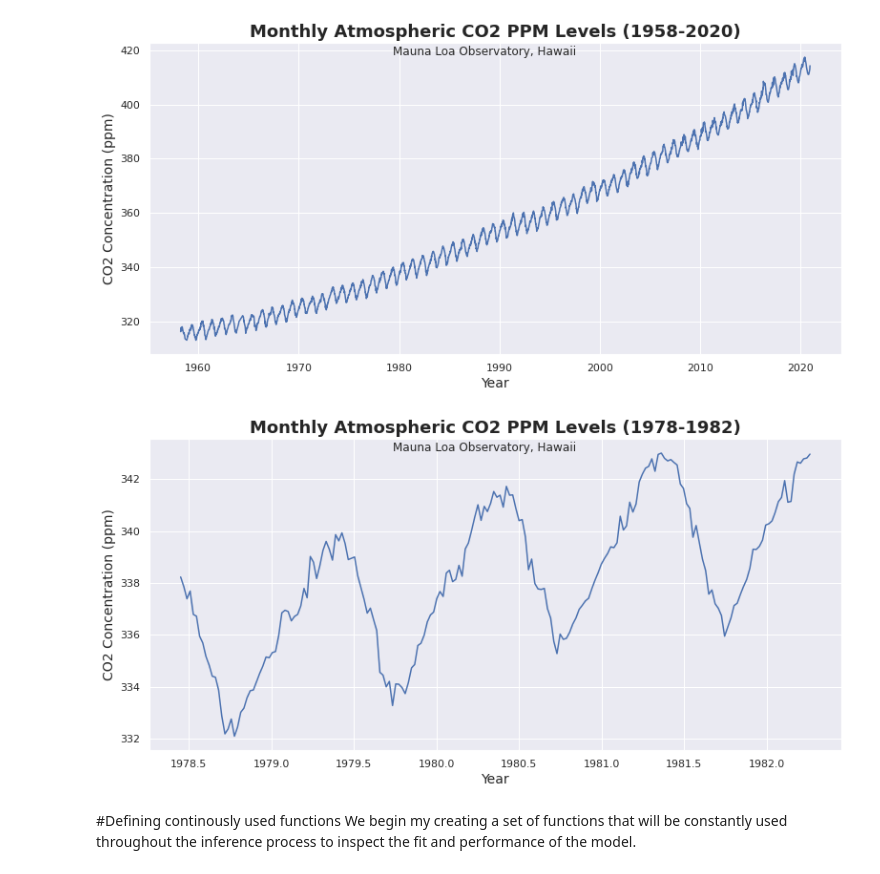
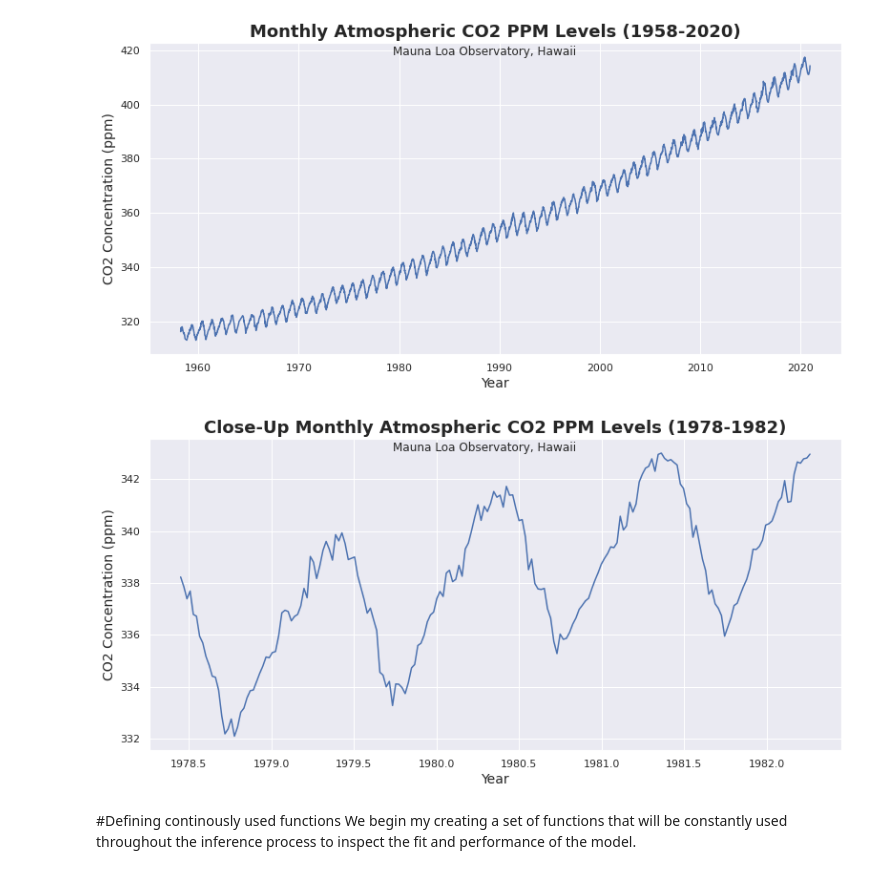
Before and after one commit to anirudhnair42/CS146_Assignments, a Jupyter notebook: Final_Project/Final_project (1).ipynb, the cells around one changed output. Saved outputs shown, nothing was run; the diff lists cells and outputs as text; code cells hidden in the pictures.

```diff
--- a/Final_Project/Final_project.ipynb
+++ b/Final_Project/Final_project (1).ipynb
@@ -56,14 +56,14 @@ INFO:numexpr.utils:NumExpr defaulting to 2 threads.
 # %%
 #plotting the data acquired to inspect CO2 PPM levels.
 plt.figure(figsize=(13,6))
 plt.plot(data['Dates'][1000:1200]*4+1958.25, data['CO2'][1000:1200])
 plt.xlabel('Year', fontsize=14)
 plt.ylabel('CO2 Concentration (ppm)', fontsize=14)
-plt.title('Monthly Atmospheric CO2 PPM Levels (1978-1982)', fontsize=18, weight='semibold')
+plt.title('Close-Up Monthly Atmospheric CO2 PPM Levels (1978-1982)', fontsize=18, weight='semibold')
 plt.figtext(.5,.85,'Mauna Loa Observatory, Hawaii', fontsize=12, ha='center')
 plt.show()
 # %% [output]
-[figure, old version]
+[figure, new version]
 # %% [markdown]
 #Defining continously used functions
 We begin my creating a set of functions that will be constantly used throughout the inference process to inspect the fit and performance of the model.
```
Also changed, not shown: parts of 32 cells of this notebook, 1 other file.
